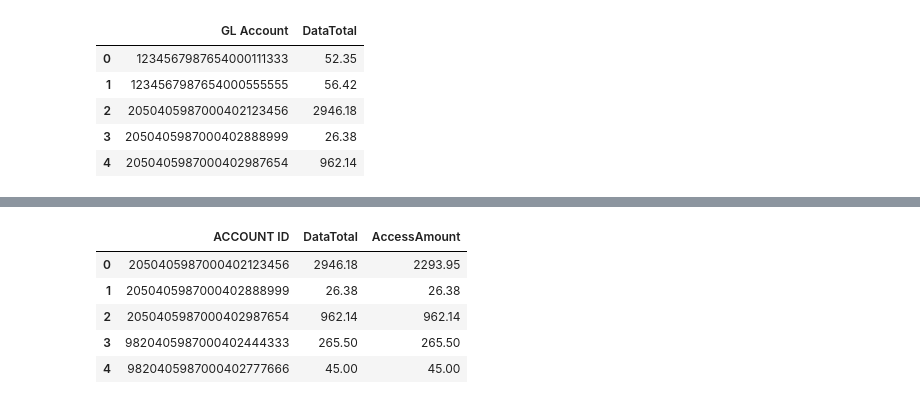
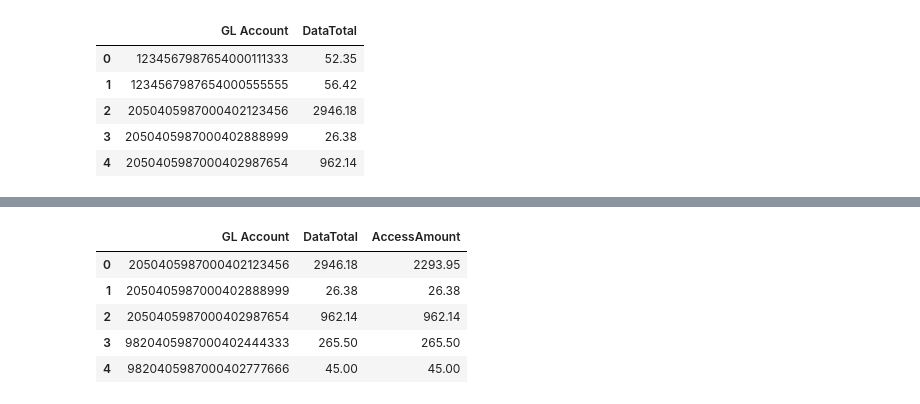
Before and after one commit to ScottySchmidt/accounting-finance-analyst, a Jupyter notebook: AccERP.ipynb, the cells around one changed output, grey strips where cells are left out. Drawn from its saved outputs; the diff is of its cells as text; code cells hidden in the pictures.

```diff
--- a/AccERP.ipynb
+++ b/AccERP.ipynb
@@ -155,0 +160,3 @@ df.head()
+# %%
+aDF=aDF.rename(columns={"ACCOUNT ID": "GL Account"})
+df.head()
@@ -158,3 +171,0 @@ df.head()
-# %%
-df=df.rename(columns={"GL Account": "ACCOUNT ID"})
-df.head()
@@ -168,9 +172,9 @@ df.head()
 # %%
-finalDF=pd.merge(df, aDF, on='ACCOUNT ID')
+finalDF=pd.merge(df, aDF, on='GL Account')
 finalDF=finalDF.rename(columns={"AMOUNT":"AccessAmount"})
 finalDF.head()
 # %% [output]
-|  | ACCOUNT ID | DataTotal | AccessAmount |
+|  | GL Account | DataTotal | AccessAmount |
 | 0 | 2050405987000402123456 | 2946.18 | 2293.95 |
 | 1 | 2050405987000402888999 | 26.38 | 26.38 |
 | 2 | 2050405987000402987654 | 962.14 | 962.14 |
```
Also changed, not shown: parts of 7 cells of this notebook.
